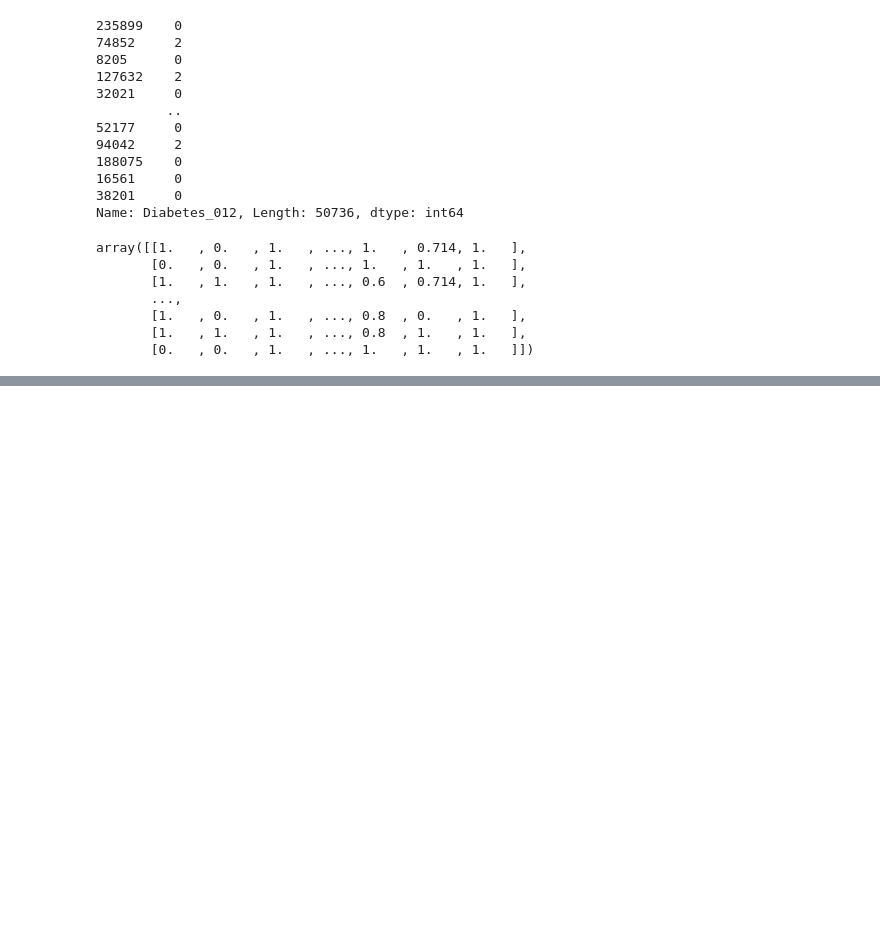
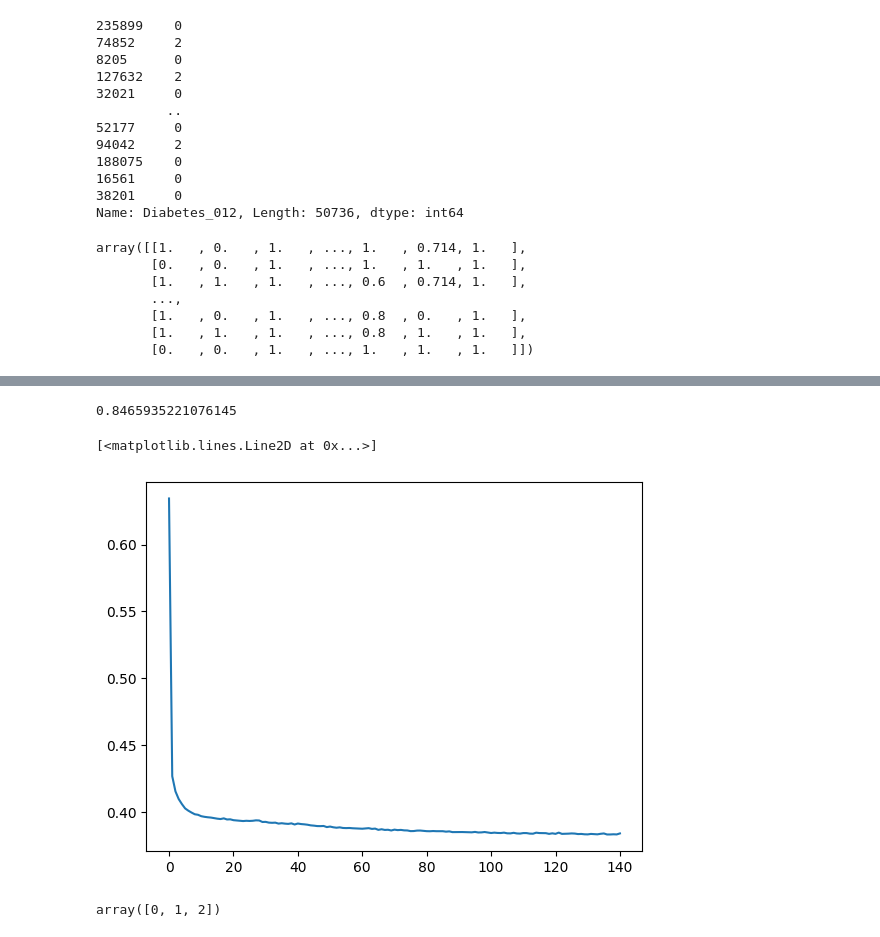
Before and after one commit to mackenzievvvz/diabetes-type-2, a Jupyter notebook: mlp/mlp.ipynb, the cells around one changed output, grey strips where cells are left out. Cells and saved outputs as stored; diff of their text form; code cells hidden in the pictures; blank space fills up the shorter version.

```diff
--- a/mlp/mlp.ipynb
+++ b/mlp/mlp.ipynb
@@ -99,0 +126,24 @@ X_train, y_train
+# %%
+clf = MLPClassifier(
+    random_state=1,
+    max_iter=300,
+    hidden_layer_sizes=(20, 10),
+    learning_rate='invscaling',
+    activation='relu'
+                    ).fit(X_train, y_train)
+# %%
+clf.predict_proba(X_test[:1])
+clf.predict(X_test[:5, :])
+clf.score(X_test, y_test)
+# %% [output]
+0.8465935221076145
+# %%
+# plot the loss curve
+plt.plot(clf.loss_curve_)
+# %% [output]
+[<matplotlib.lines.Line2D at 0x...>]
+[figure, added]
+# %%
+clf.classes_
+# %% [output]
+array([0, 1, 2])
```
Also changed, not shown: parts of 8 cells of this notebook, 1 other file.
